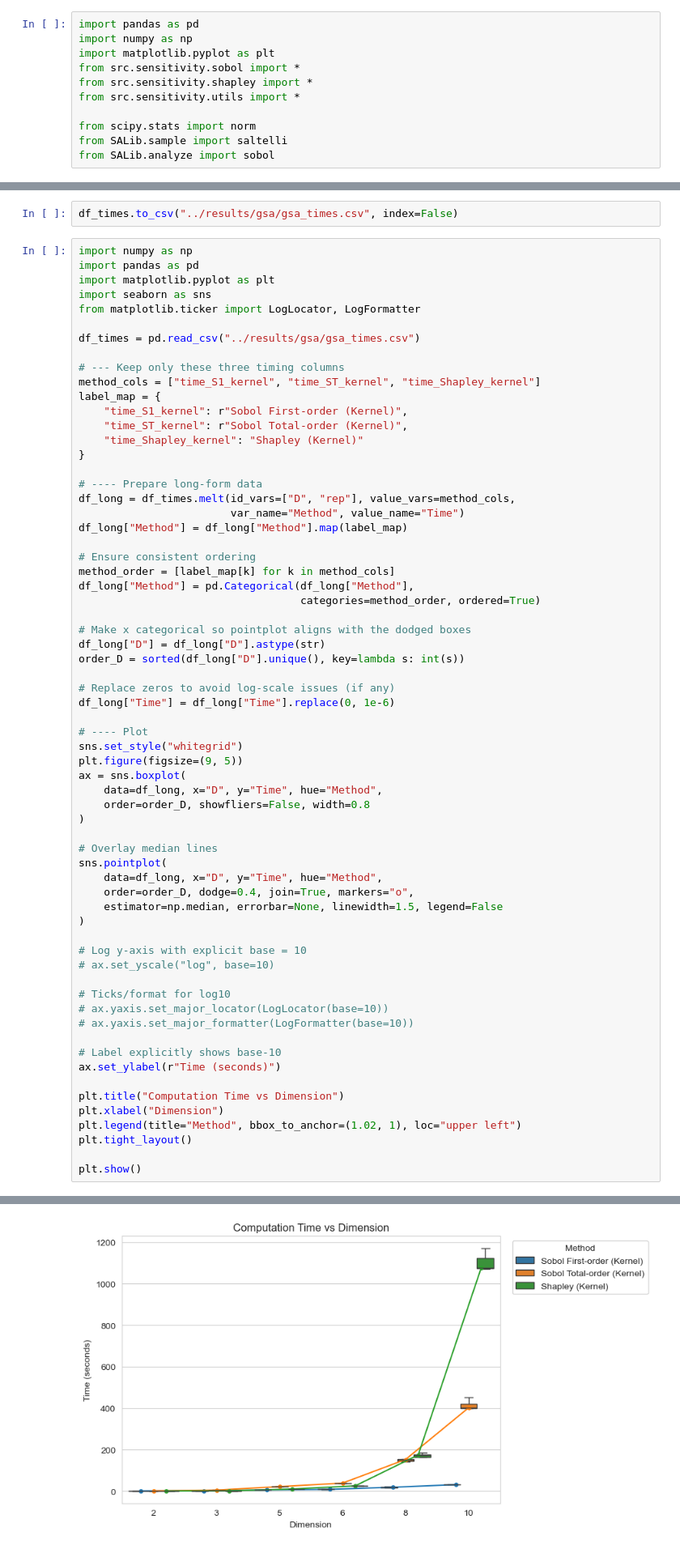
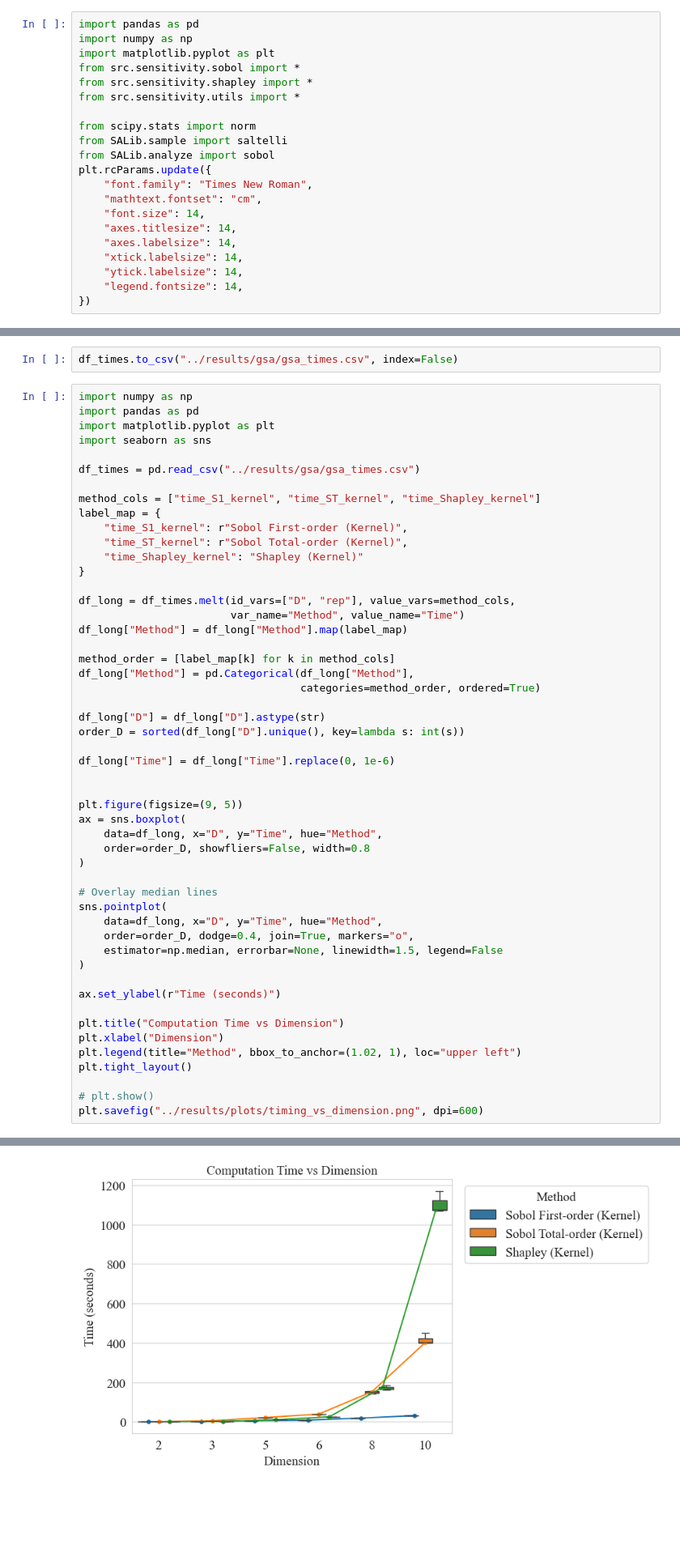
Before and after one commit to CRLiu0818/Estimating_Decision_Uncertainty_from_Preference_Uncertainty, a Jupyter notebook: notebooks/gsa_experiment.ipynb, the cells around one changed output, grey strips where cells are left out. Shown at 81% size. Cells and saved outputs as stored; diff of their text form; blank space fills up the shorter version.

```diff
--- a/notebooks/gsa_experiment.ipynb
+++ b/notebooks/gsa_experiment.ipynb
@@ -9,6 +9,16 @@ from src.sensitivity.utils import *
 from scipy.stats import norm
 from SALib.sample import saltelli
 from SALib.analyze import sobol
+plt.rcParams.update({
+    "font.family": "Times New Roman",
+    "mathtext.fontset": "cm",
+    "font.size": 14,
+    "axes.titlesize": 14,
+    "axes.labelsize": 14,
+    "xtick.labelsize": 14,
+    "ytick.labelsize": 14,
+    "legend.fontsize": 14,
+})
 # %%
 problem = {
     'num_vars': 2,
@@ -402,11 +421,9 @@ import numpy as np
 import pandas as pd
 import matplotlib.pyplot as plt
 import seaborn as sns
-from matplotlib.ticker import LogLocator, LogFormatter
 
 df_times = pd.read_csv("../results/gsa/gsa_times.csv")
 
-# --- Keep only these three timing columns
 method_cols = ["time_S1_kernel", "time_ST_kernel", "time_Shapley_kernel"]
 label_map = {
     "time_S1_kernel": r"Sobol First-order (Kernel)",
@@ -414,59 +431,47 @@ label_map = {
     "time_Shapley_kernel": "Shapley (Kernel)"
 }
 
-# ---- Prepare long-form data
 df_long = df_times.melt(id_vars=["D", "rep"], value_vars=method_cols,
                         var_name="Method", value_name="Time")
 df_long["Method"] = df_long["Method"].map(label_map)
 
-# Ensure consistent ordering
 method_order = [label_map[k] for k in method_cols]
 df_long["Method"] = pd.Categorical(df_long["Method"],
                                    categories=method_order, ordered=True)
 
-# Make x categorical so pointplot aligns with the dodged boxes
 df_long["D"] = df_long["D"].astype(str)
 order_D = sorted(df_long["D"].unique(), key=lambda s: int(s))
 
-# Replace zeros to avoid log-scale issues (if any)
 df_long["Time"] = df_long["Time"].replace(0, 1e-6)
 
-# ---- Plot
-sns.set_style("whitegrid")
+
 plt.figure(figsize=(9, 5))
 ax = sns.boxplot(
     data=df_long, x="D", y="Time", hue="Method",
     order=order_D, showfliers=False, width=0.8
 )
 
 # Overlay median lines
 sns.pointplot(
     data=df_long, x="D", y="Time", hue="Method",
     order=order_D, dodge=0.4, join=True, markers="o",
     estimator=np.median, errorbar=None, linewidth=1.5, legend=False
 )
 
-# Log y-axis with explicit base = 10
-# ax.set_yscale("log", base=10)
-
-# Ticks/format for log10
-# ax.yaxis.set_major_locator(LogLocator(base=10))
-# ax.yaxis.set_major_formatter(LogFormatter(base=10))
-
-# Label explicitly shows base-10
 ax.set_ylabel(r"Time (seconds)")
 
 plt.title("Computation Time vs Dimension")
 plt.xlabel("Dimension")
 plt.legend(title="Method", bbox_to_anchor=(1.02, 1), loc="upper left")
 plt.tight_layout()
 
-plt.show()
+# plt.show()
+plt.savefig("../results/plots/timing_vs_dimension.png", dpi=600)
 # %% [output]
 The `join` parameter is deprecated and will be removed in v0.15.0.
 
   sns.pointplot(
-[figure, old version]
+[figure, new version]
 # %%
 import numpy as np
 import matplotlib.pyplot as plt
```
Also changed, not shown: parts of 16 cells of this notebook, 4 other files.
